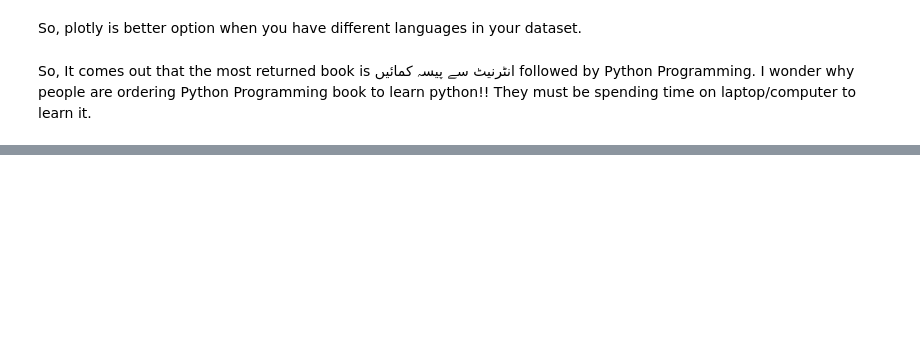
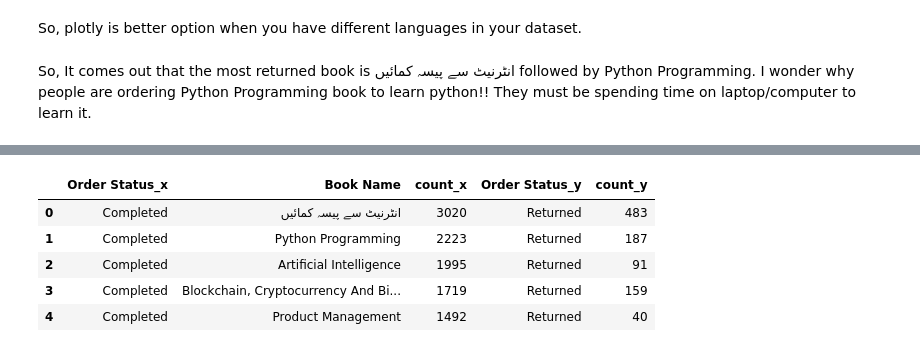
Before and after one commit to aitesamjaved26/EDA-Book-Sales, a Jupyter notebook: eda-book-sale.ipynb, the cells around one changed output, grey strips where cells are left out. Saved outputs shown, nothing was run; the diff lists cells and outputs as text; code cells hidden in the pictures; blank space fills up the shorter version.

```diff
--- a/eda-book-sale.ipynb
+++ b/eda-book-sale.ipynb
@@ -591,0 +540,2 @@ books_data[books_data['Order Number']==64888]
+# %%
+top_5_del_books=delivered_books.head()
@@ -591,0 +551,11 @@ books_data[books_data['Order Number']==64888]
+# %%
+merged_data=top_5_del_books.merge(returned_books, on='Book Name', how='left')
+# %%
+merged_data
+# %% [output]
+|  | Order Status_x | Book Name | count_x | Order Status_y | count_y |
+| 0 | Completed | انٹرنیٹ سے پیسہ کمائیں | 3020 | Returned | 483 |
+| 1 | Completed | Python Programming | 2223 | Returned | 187 |
+| 2 | Completed | Artificial Intelligence | 1995 | Returned | 91 |
+| 3 | Completed | Blockchain, Cryptocurrency And Bi... | 1719 | Returned | 159 |
+| 4 | Completed | Product Management | 1492 | Returned | 40 |
```
Also changed, not shown: parts of 24 cells of this notebook.
